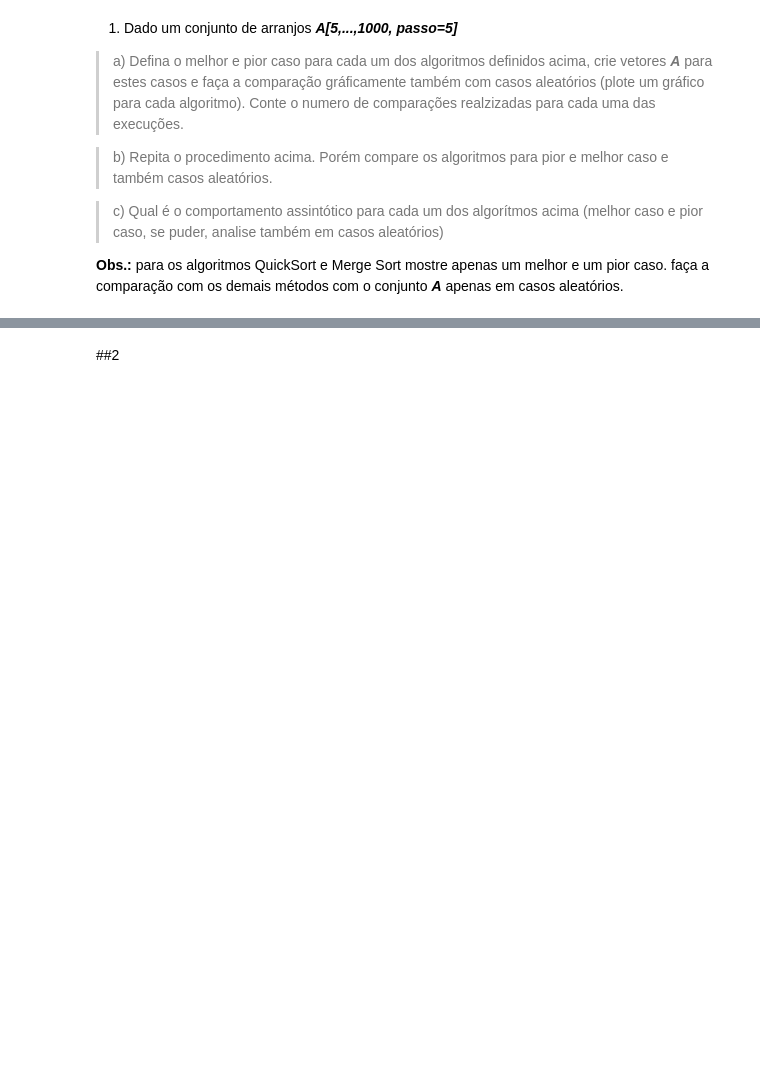
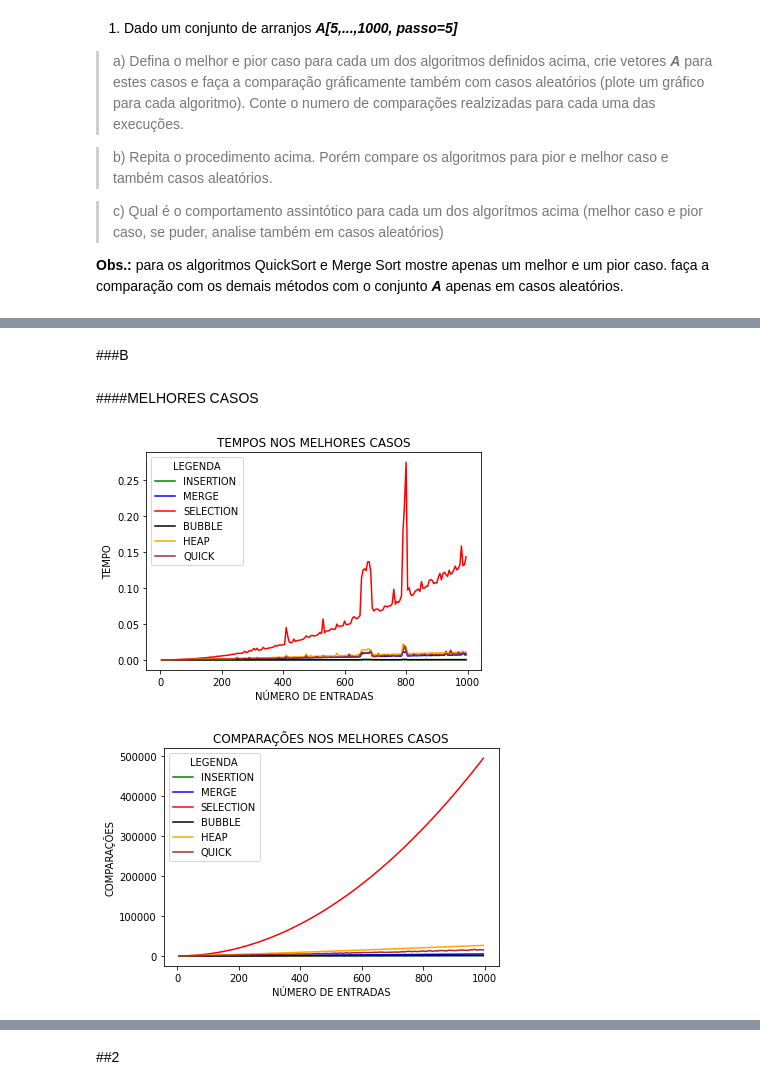
Before and after one commit to fabioVitorTavares/EFC1-GCC253---Complexidade-e-Projeto-de-Algoritmos, a Jupyter notebook: EFC1_GCC_253.ipynb, the cells around one changed output, grey strips where cells are left out. Drawn from its saved outputs; the diff is of its cells as text; code cells hidden in the pictures; blank space fills up the shorter version.

```diff
--- a/EFC1_GCC_253.ipynb
+++ b/EFC1_GCC_253.ipynb
@@ -456 +456,42 @@ plotGraf(nE,[cAOC,  cAA, cAOD], 'QUICK SORT COMPARAÇÕES', ['green','blue','red
 [figure]
+# %% [markdown]
+###B
+# %% [markdown]
+####MELHORES CASOS
+# %%
+tInsertion = []
+tMerge = []
+tSelection = []
+tBubble = []
+tHeap = []
+tQuick = []
+cInsertion = []
+cMerge = []
+cSelection = []
+cBubble = []
+cHeap = []
+cQuick = []
+nE = []
+
+for i in range(5,1000,5):
+        tInsertion.append(insertionSort(numpy.arange(0,i,1))[0])
+        tMerge.append(mergeSort(numpy.arange(0,i,1))[0])
+        tSelection.append(selectionSort(numpy.arange(0,i,1))[0])
+        tBubble.append(bubbleSort(numpy.arange(0,i,1))[0])
+        tHeap.append(heapSort(numpy.arange(i-1,-1,-1))[0])
+        tQuick.append(quickSort(numpy.random.randint(0, intervalo,i))[0])
+        cInsertion.append(insertionSort(numpy.arange(0,i,1))[1])
+        cMerge.append(mergeSort(numpy.arange(0,i,1))[1])
+        cSelection.append(selectionSort(numpy.arange(0,i,1))[1])
+        cBubble.append(bubbleSort(numpy.arange(0,i,1))[1])
+        cHeap.append(heapSort(numpy.arange(i-1,-1,-1))[1])
+        cQuick.append(quickSort(numpy.random.randint(0, intervalo,i))[1])
+
+        nE.append(i)
+
+
+plotGraf(nE,[tInsertion, tMerge, tSelection, tBubble, tHeap, tQuick], 'TEMPOS NOS MELHORES CASOS', ['green','blue','red', 'black', 'orange','brown'],['INSERTION','MERGE','SELECTION','BUBBLE','HEAP','QUICK'],'TEMPO')
+plotGraf(nE,[cInsertion, cMerge, cSelection, cBubble, cHeap, cQuick], 'COMPARAÇÕES NOS MELHORES CASOS', ['green','blue','red', 'black', 'orange','brown'],['INSERTION','MERGE','SELECTION','BUBBLE','HEAP','QUICK'],'COMPARAÇÕES')
+# %% [output]
+[figure, added]
+[figure, added]
```
Also changed, not shown: parts of 21 cells of this notebook.
